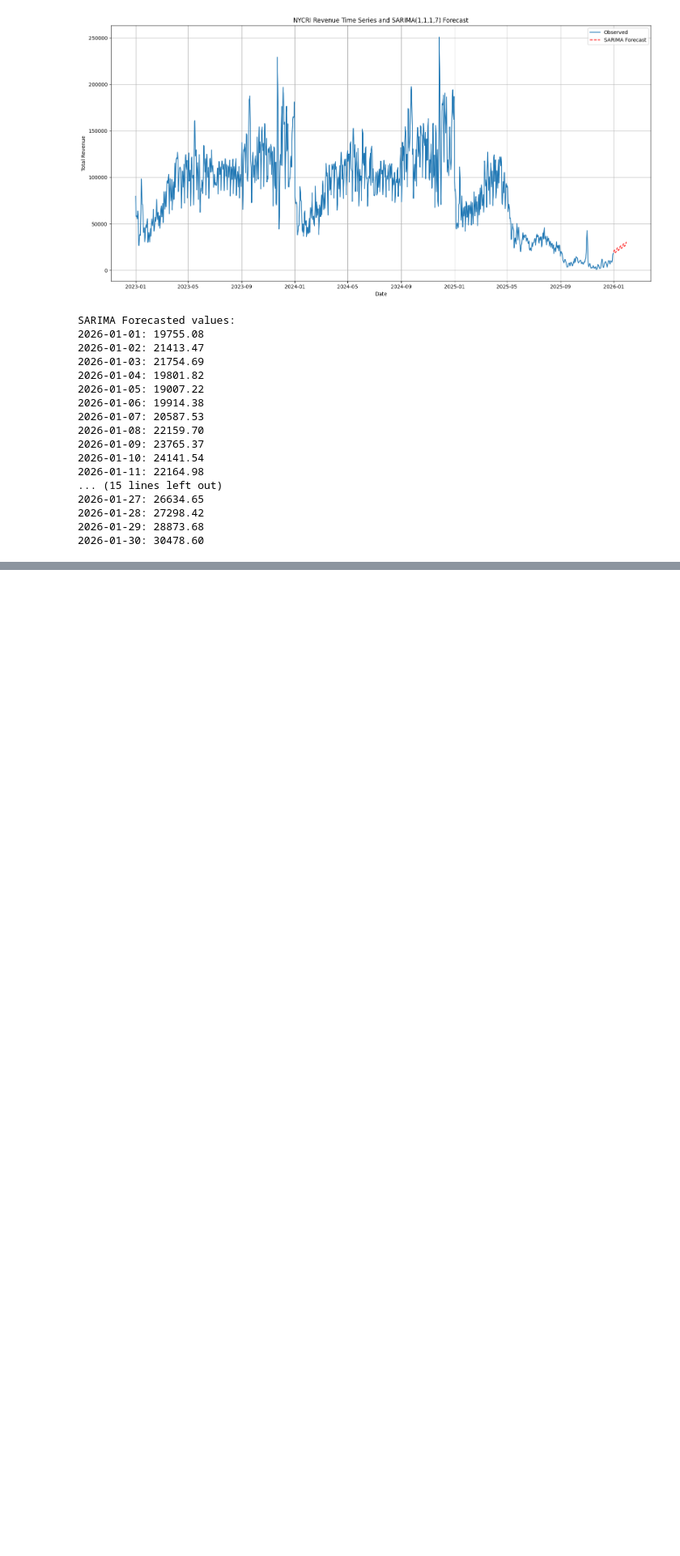
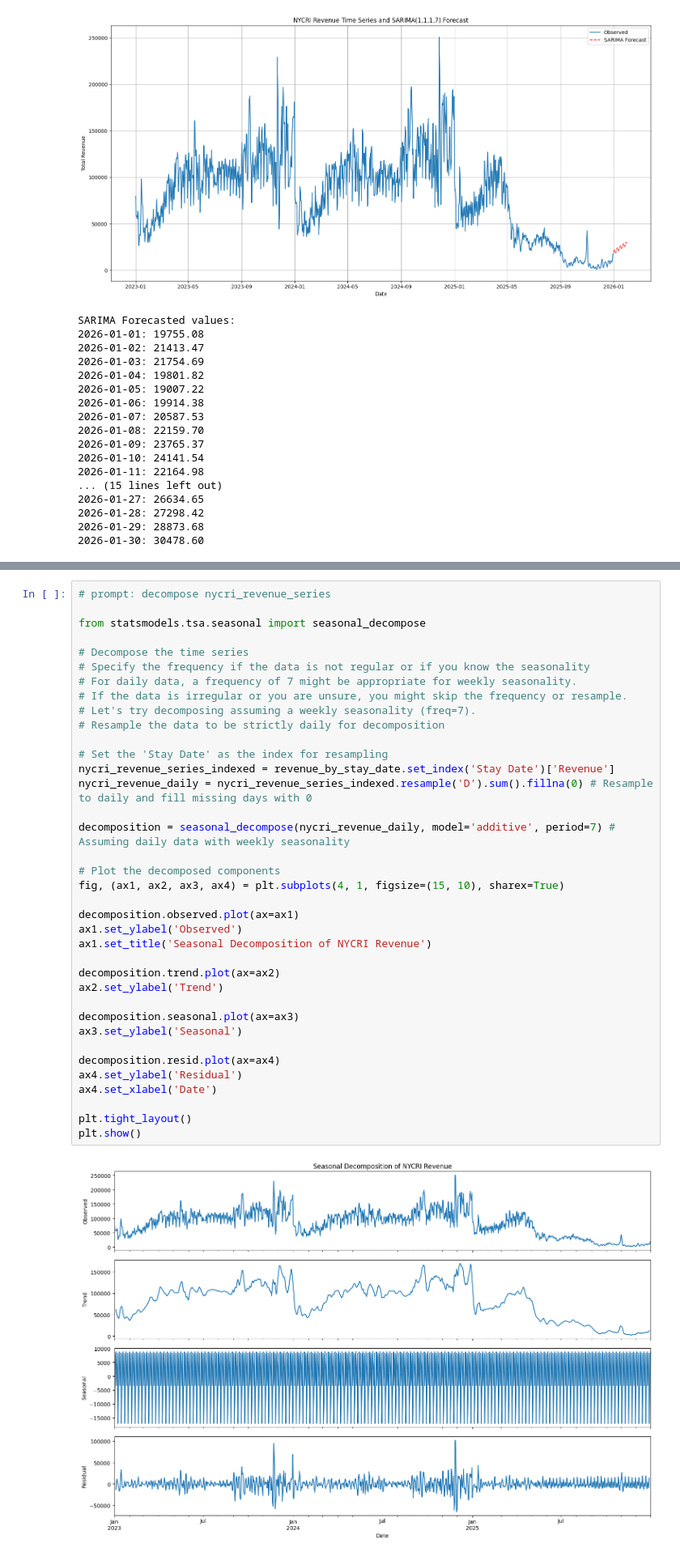
Before and after one commit to Ssahu620/ss-Capstone-Project, a Jupyter notebook: 062025_ss_cp.ipynb, the cells around one changed output, grey strips where cells are left out. Shown at 81% size. Saved outputs shown, nothing was run; the diff lists cells and outputs as text; blank space fills up the shorter version.

```diff
--- a/062025_ss_cp.ipynb
+++ b/062025_ss_cp.ipynb
@@ -827,0 +830,39 @@ SARIMA Forecasted values:
+# %%
+# prompt: decompose nycri_revenue_series
+
+from statsmodels.tsa.seasonal import seasonal_decompose
+
+# Decompose the time series
+# Specify the frequency if the data is not regular or if you know the seasonality
+# For daily data, a frequency of 7 might be appropriate for weekly seasonality.
+# If the data is irregular or you are unsure, you might skip the frequency or resample.
+# Let's try decomposing assuming a weekly seasonality (freq=7).
+# Resample the data to be strictly daily for decomposition
+
+# Set the 'Stay Date' as the index for resampling
+nycri_revenue_series_indexed = revenue_by_stay_date.set_index('Stay Date')['Revenue']
+nycri_revenue_daily = nycri_revenue_series_indexed.resample('D').sum().fillna(0) # Resample to daily and fill missing days with 0
+
+decomposition = seasonal_decompose(nycri_revenue_daily, model='additive', period=7) # Assuming daily data with weekly seasonality
+
+# Plot the decomposed components
+fig, (ax1, ax2, ax3, ax4) = plt.subplots(4, 1, figsize=(15, 10), sharex=True)
+
+decomposition.observed.plot(ax=ax1)
+ax1.set_ylabel('Observed')
+ax1.set_title('Seasonal Decomposition of NYCRI Revenue')
+
+decomposition.trend.plot(ax=ax2)
+ax2.set_ylabel('Trend')
+
+decomposition.seasonal.plot(ax=ax3)
+ax3.set_ylabel('Seasonal')
+
+decomposition.resid.plot(ax=ax4)
+ax4.set_ylabel('Residual')
+ax4.set_xlabel('Date')
+
+plt.tight_layout()
+plt.show()
+# %% [output]
+[figure, added]
```
Also changed, not shown: parts of 1 cell of this notebook.
